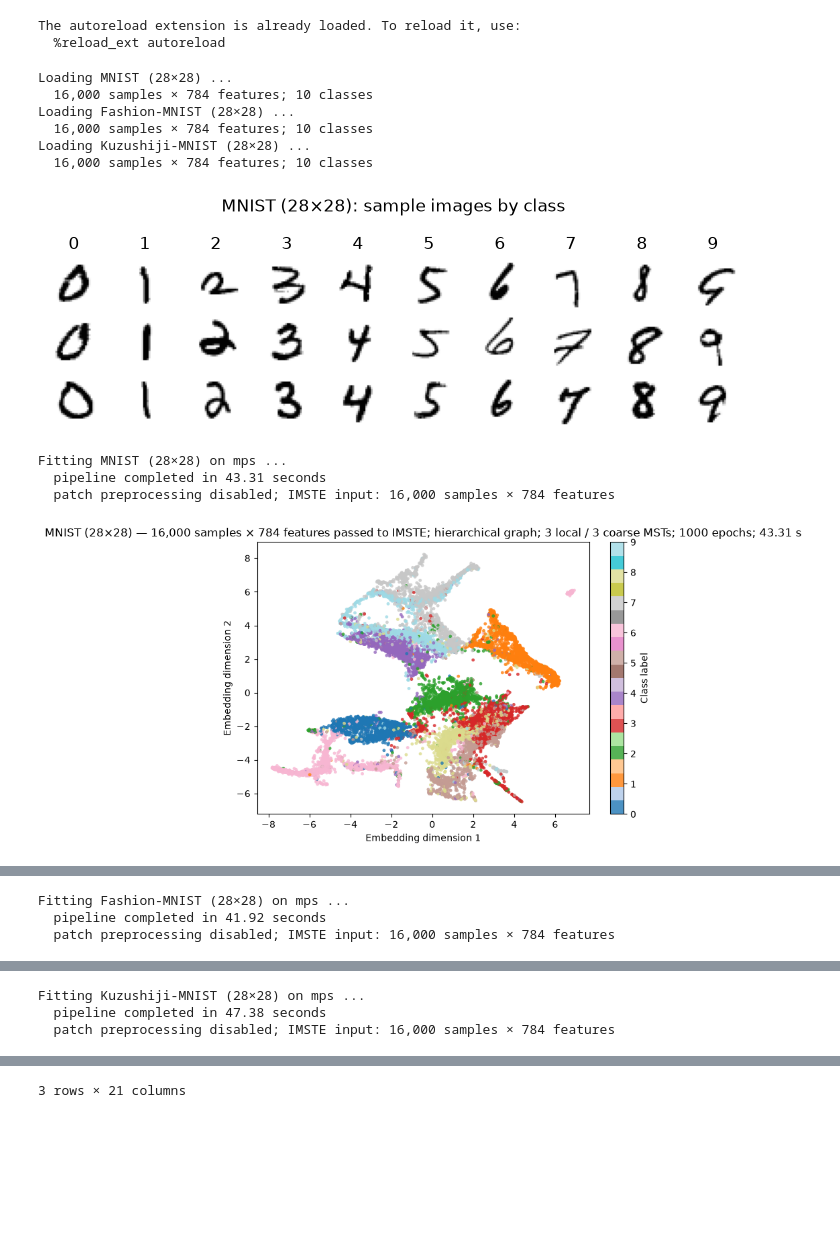
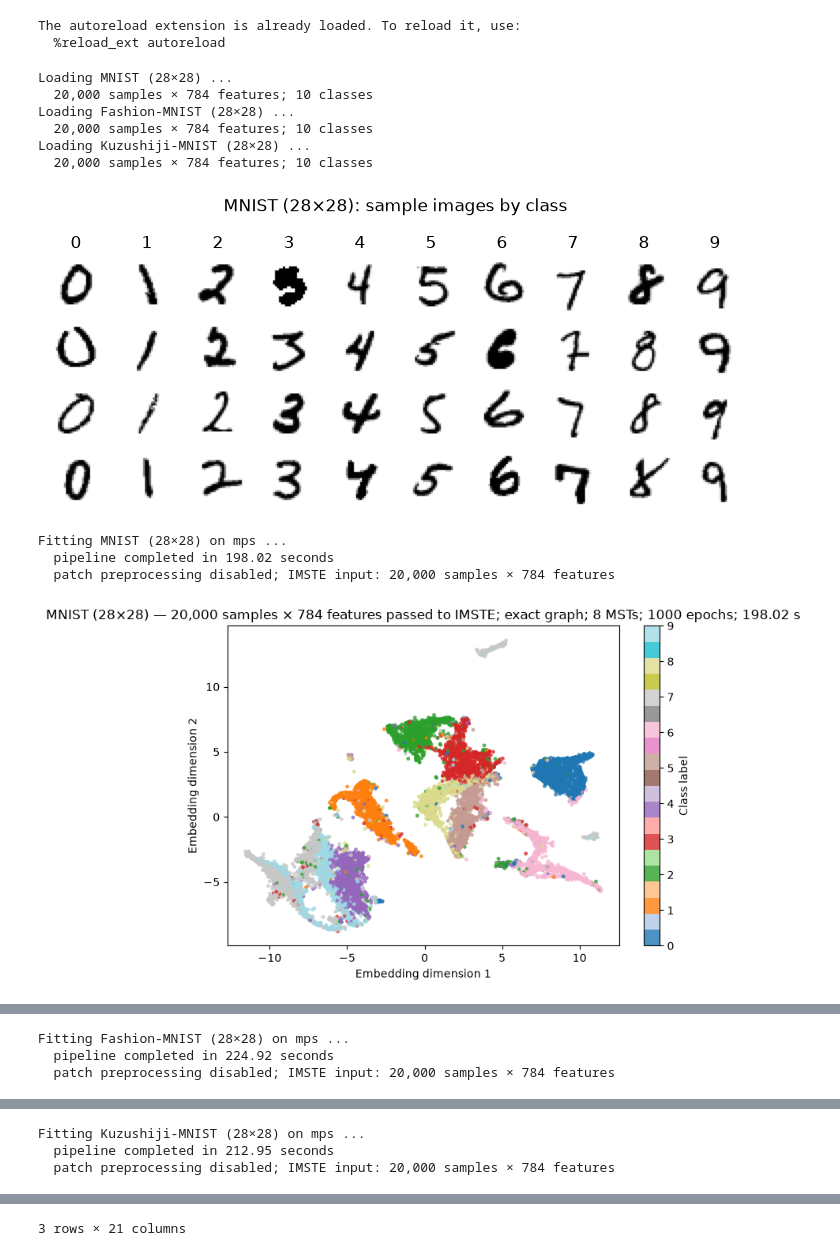
Before and after one commit to fabriziocosta/mst_embedding, a Jupyter notebook: notebooks/high_dim_mst_gallery.ipynb, the cells around one changed output, grey strips where cells are left out. Drawn from its saved outputs; the diff is of its cells as text; code cells hidden in the pictures; blank space fills up the shorter version.

```diff
--- a/notebooks/high_dim_mst_gallery.ipynb
+++ b/notebooks/high_dim_mst_gallery.ipynb
@@ -24,8 +24,8 @@ The autoreload extension is already loaded. To reload it, use:
 from high_dim_mst_gallery import run_high_dim_mst_gallery
 
 # Dataset
-MAX_SAMPLES = 16000
-SAMPLE_PLOT_ROWS = 3
+MAX_SAMPLES = 20000
+SAMPLE_PLOT_ROWS = 4
 
 #----
 # Patch preprocessing
@@ -40,41 +40,45 @@ N_EPOCHS = 1000
 
 #----
 # Graph construction
 GRAPH_MODE = "hierarchical"
-N_COARSE_MSTS = 3
-N_LOCAL_MSTS = 3
-N_CLUSTERS = 30
+N_COARSE_MSTS = 2
+N_LOCAL_MSTS = 1
+N_CLUSTERS = 200
+
+GRAPH_MODE = "exact"
+N_MSTS = 8
 
 #----
 # Runtime
 N_JOBS = -1
 MINIBATCH_SIZE = 2048
 
 gallery = run_high_dim_mst_gallery(
     max_samples=MAX_SAMPLES,
     sample_plot_rows=SAMPLE_PLOT_ROWS,
     n_patches=N_PATCHES,
     patch_n_components=PATCH_COMPONENTS,
     position_encoding_size=POSITION_ENCODING_SIZE,
     use_patch_preprocessor=USE_PATCH_PREPROCESSOR,
     n_epochs=N_EPOCHS,
     graph_mode=GRAPH_MODE,
     n_clusters=N_CLUSTERS,
     n_coarse_msts=N_COARSE_MSTS,
     n_local_msts=N_LOCAL_MSTS,
+    n_msts=N_MSTS,
     n_jobs=N_JOBS,
     minibatch_size=MINIBATCH_SIZE,
 )
 gallery["summary"]
 # %% [output]
 Loading MNIST (28×28) ...
-  16,000 samples × 784 features; 10 classes
+  20,000 samples × 784 features; 10 classes
 Loading Fashion-MNIST (28×28) ...
-  16,000 samples × 784 features; 10 classes
+  20,000 samples × 784 features; 10 classes
 Loading Kuzushiji-MNIST (28×28) ...
-  16,000 samples × 784 features; 10 classes
+  20,000 samples × 784 features; 10 classes
-[figure, old version]
+[figure, new version]
 Fitting MNIST (28×28) on mps ...
-  pipeline completed in 43.31 seconds
-  patch preprocessing disabled; IMSTE input: 16,000 samples × 784 features
+  pipeline completed in 198.02 seconds
+  patch preprocessing disabled; IMSTE input: 20,000 samples × 784 features
-[figure, old version]
+[figure, new version]
@@ -82,3 +86,3 @@ Fitting MNIST (28×28) on mps ...
 Fitting Fashion-MNIST (28×28) on mps ...
-  pipeline completed in 41.92 seconds
-  patch preprocessing disabled; IMSTE input: 16,000 samples × 784 features
+  pipeline completed in 224.92 seconds
+  patch preprocessing disabled; IMSTE input: 20,000 samples × 784 features
@@ -87,3 +91,3 @@ Fitting Fashion-MNIST (28×28) on mps ...
 Fitting Kuzushiji-MNIST (28×28) on mps ...
-  pipeline completed in 47.38 seconds
-  patch preprocessing disabled; IMSTE input: 16,000 samples × 784 features
+  pipeline completed in 212.95 seconds
+  patch preprocessing disabled; IMSTE input: 20,000 samples × 784 features
```
Also changed, not shown: parts of 1 cell of this notebook, 4 other files.
